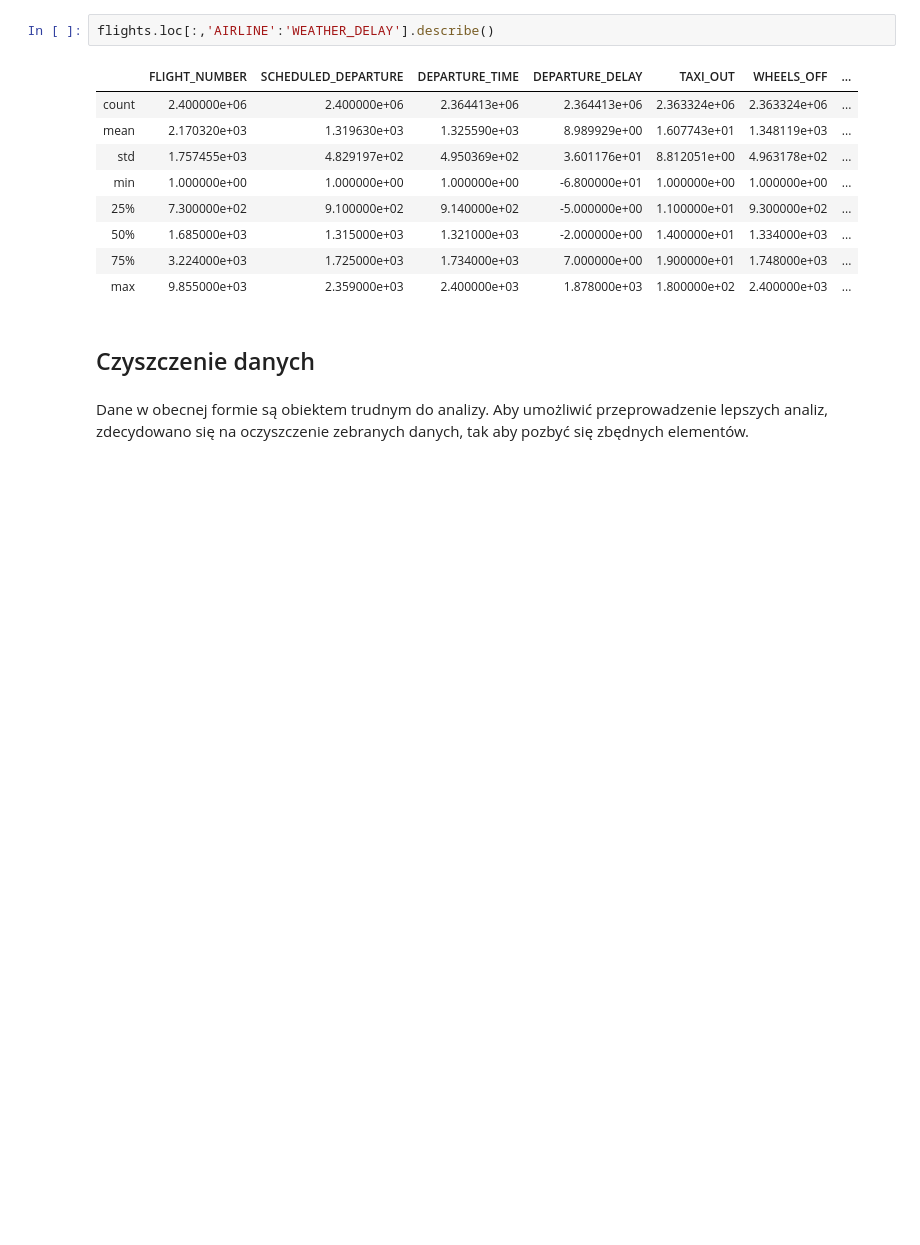
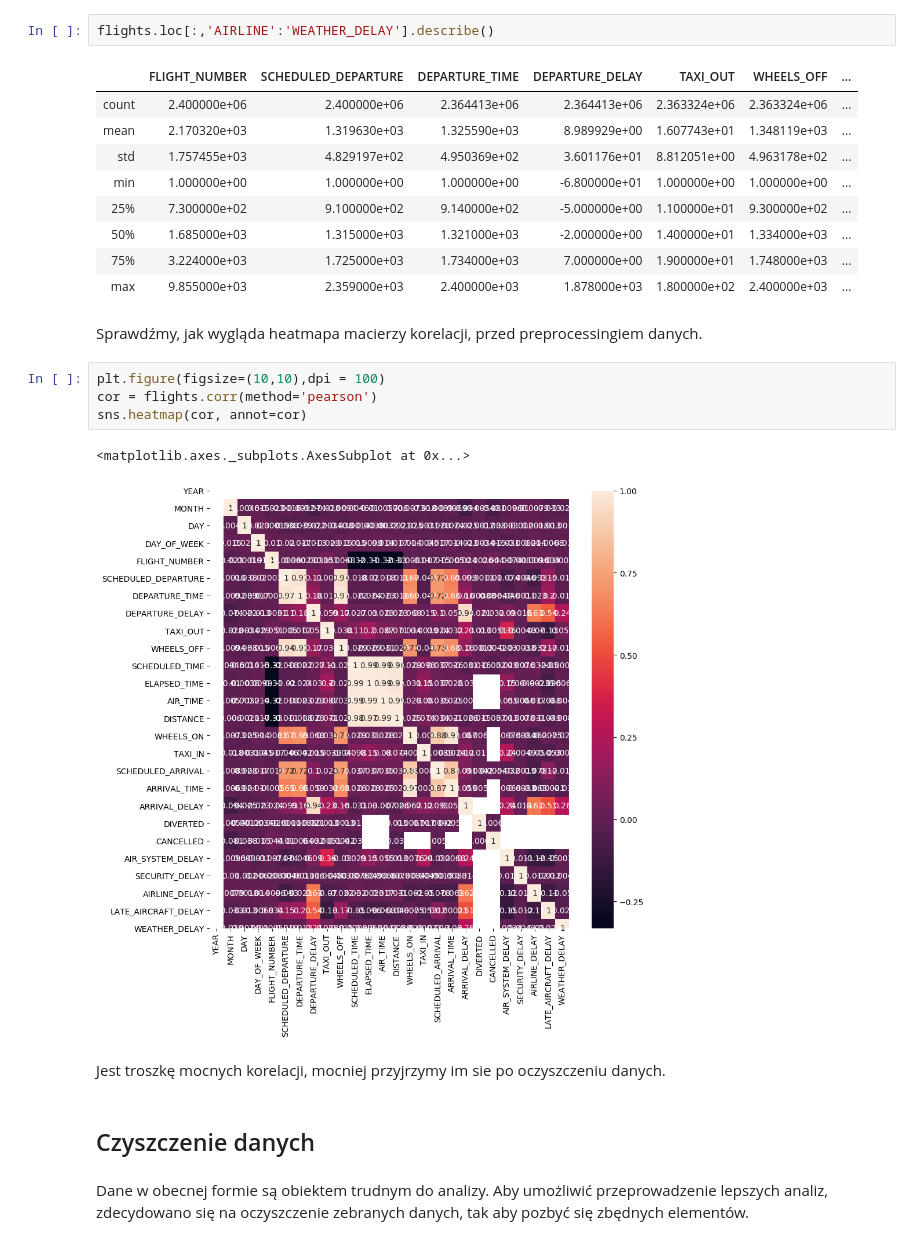
Before and after one commit to knigawkl/flight-delay-prediction, a Jupyter notebook: flight-delay-prediction.ipynb, the cells around one changed output. Saved outputs shown, nothing was run; the diff lists cells and outputs as text; blank space fills up the shorter version.

```diff
--- a/flight-delay-prediction.ipynb
+++ b/flight-delay-prediction.ipynb
@@ -171,6 +171,17 @@ flights.loc[:,'AIRLINE':'WEATHER_DELAY'].describe()
 | 50% | 1.685000e+03 | 1.315000e+03 | 1.321000e+03 | -2.000000e+00 | 1.400000e+01 | 1.334000e+03 | ... |
 | 75% | 3.224000e+03 | 1.725000e+03 | 1.734000e+03 | 7.000000e+00 | 1.900000e+01 | 1.748000e+03 | ... |
 | max | 9.855000e+03 | 2.359000e+03 | 2.400000e+03 | 1.878000e+03 | 1.800000e+02 | 2.400000e+03 | ... |
+# %% [markdown]
+Sprawdźmy, jak wygląda heatmapa macierzy korelacji, przed preprocessingiem danych.
+# %%
+plt.figure(figsize=(10,10),dpi = 100)
+cor = flights.corr(method='pearson')
+sns.heatmap(cor, annot=cor)
+# %% [output]
+<matplotlib.axes._subplots.AxesSubplot at 0x...>
+[figure, added]
+# %% [markdown]
+Jest troszkę mocnych korelacji, mocniej przyjrzymy im sie po oczyszczeniu danych.
 # %% [markdown]
 ## Czyszczenie danych
 # %% [markdown]
```
Also changed, not shown: parts of 86 cells of this notebook.
